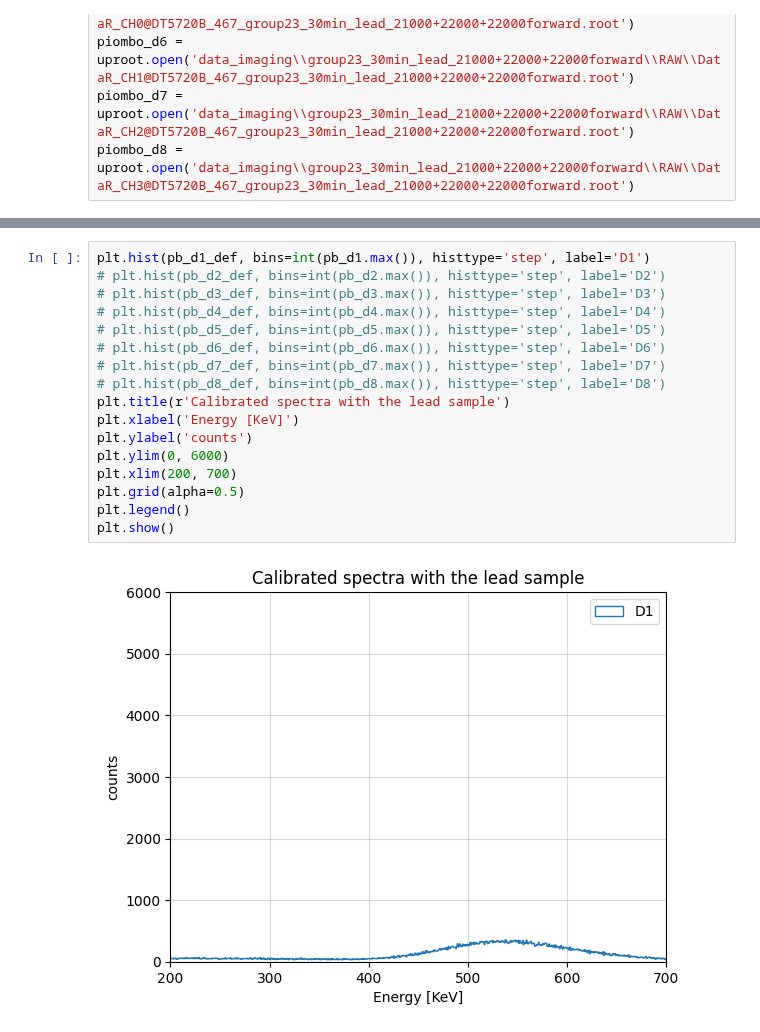
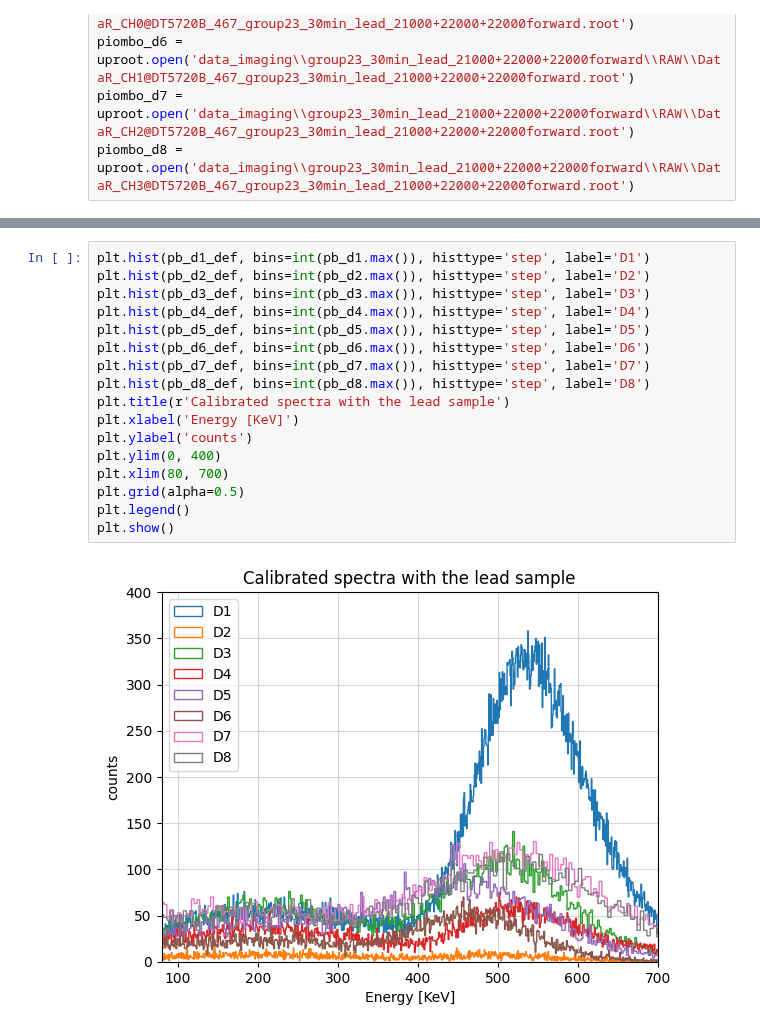
Before and after one commit to b3n3d3tt4/imaging, a Jupyter notebook: analisi.ipynb, the cells around one changed output, grey strips where cells are left out. Cells and saved outputs as stored; diff of their text form.

```diff
--- a/analisi.ipynb
+++ b/analisi.ipynb
@@ -288,19 +333,19 @@ pb_def = [pb_d1_def, pb_d2_def, pb_d3_def, pb_d4_def, pb_d5_def, pb_d6_def, pb_d
 # %%
 plt.hist(pb_d1_def, bins=int(pb_d1.max()), histtype='step', label='D1')
-# plt.hist(pb_d2_def, bins=int(pb_d2.max()), histtype='step', label='D2')
-# plt.hist(pb_d3_def, bins=int(pb_d3.max()), histtype='step', label='D3')
-# plt.hist(pb_d4_def, bins=int(pb_d4.max()), histtype='step', label='D4')
-# plt.hist(pb_d5_def, bins=int(pb_d5.max()), histtype='step', label='D5')
-# plt.hist(pb_d6_def, bins=int(pb_d6.max()), histtype='step', label='D6')
-# plt.hist(pb_d7_def, bins=int(pb_d7.max()), histtype='step', label='D7')
-# plt.hist(pb_d8_def, bins=int(pb_d8.max()), histtype='step', label='D8')
+plt.hist(pb_d2_def, bins=int(pb_d2.max()), histtype='step', label='D2')
+plt.hist(pb_d3_def, bins=int(pb_d3.max()), histtype='step', label='D3')
+plt.hist(pb_d4_def, bins=int(pb_d4.max()), histtype='step', label='D4')
+plt.hist(pb_d5_def, bins=int(pb_d5.max()), histtype='step', label='D5')
+plt.hist(pb_d6_def, bins=int(pb_d6.max()), histtype='step', label='D6')
+plt.hist(pb_d7_def, bins=int(pb_d7.max()), histtype='step', label='D7')
+plt.hist(pb_d8_def, bins=int(pb_d8.max()), histtype='step', label='D8')
 plt.title(r'Calibrated spectra with the lead sample')
 plt.xlabel('Energy [KeV]')
 plt.ylabel('counts')
-plt.ylim(0, 6000)
-plt.xlim(200, 700)
+plt.ylim(0, 400)
+plt.xlim(80, 700)
 plt.grid(alpha=0.5)
 plt.legend()
 plt.show()
 # %% [output]
-[figure, old version]
+[figure, new version]
```
Also changed, not shown: parts of 11 cells of this notebook.
